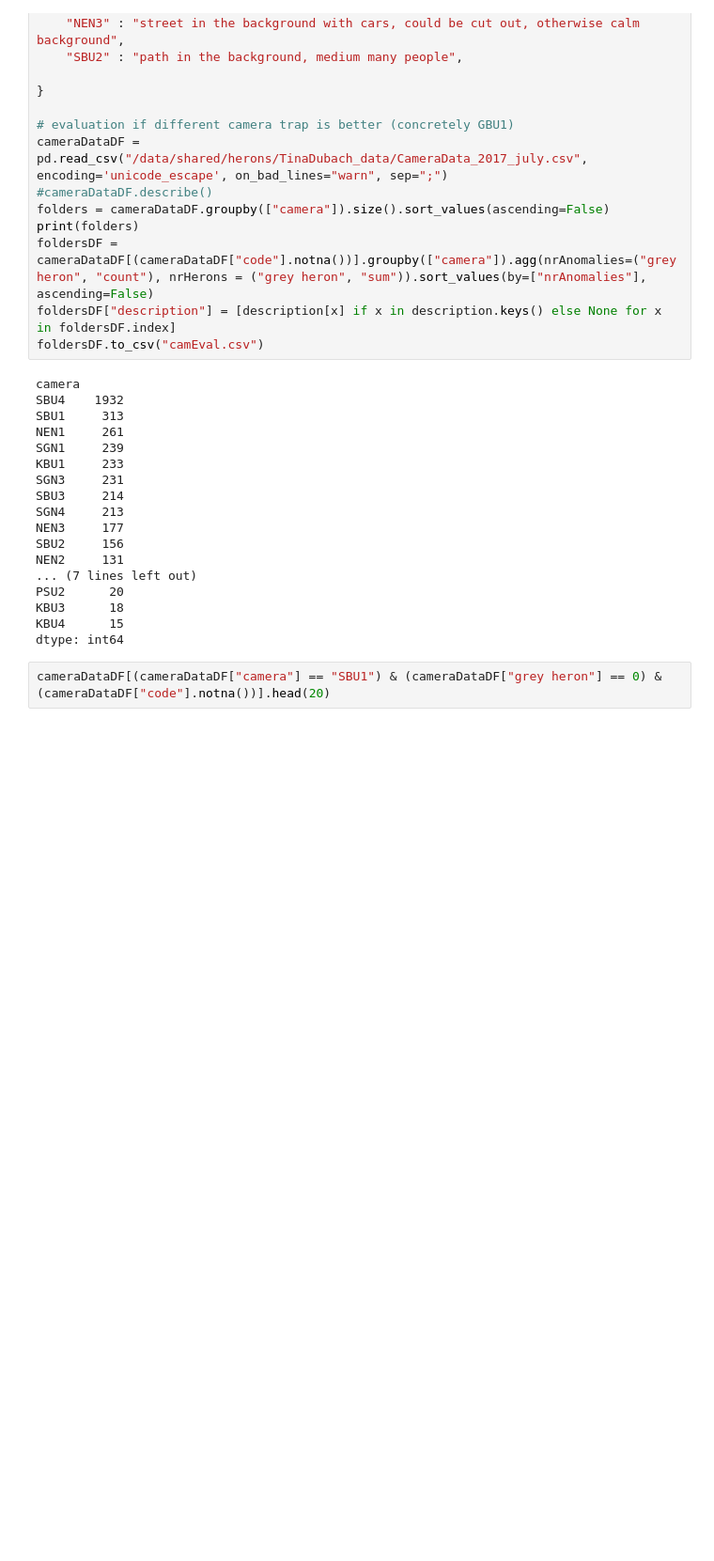
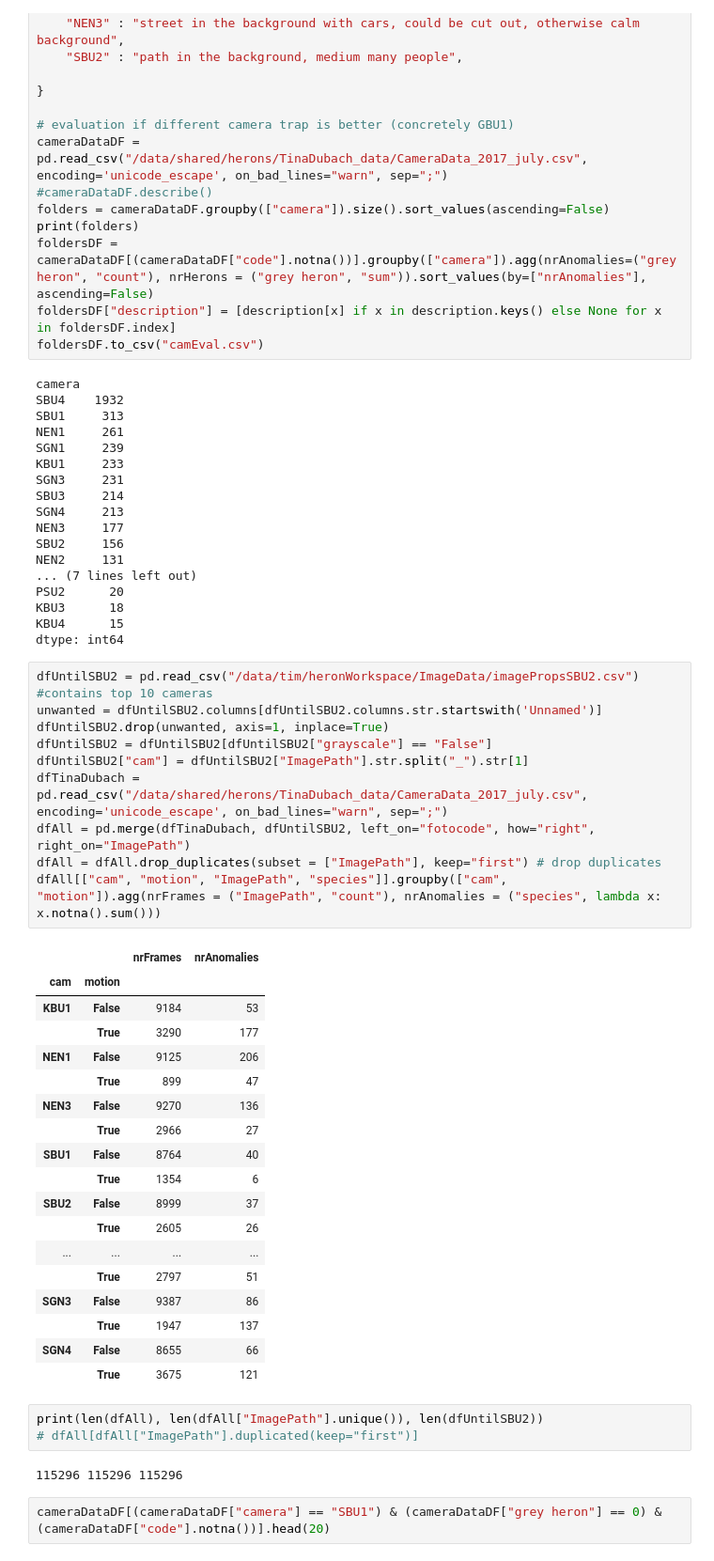
Before and after one commit to klusertim/heronWorkspace, a Jupyter notebook: playAround.ipynb, the cells around one changed output. Shown at 94% size. Saved outputs shown, nothing was run; the diff lists cells and outputs as text; blank space fills up the shorter version.

Commit message:
new data validation

```diff
--- a/playAround.ipynb
+++ b/playAround.ipynb
@@ -315,6 +311,40 @@ PSU2      20
 KBU3      18
 KBU4      15
 dtype: int64
+# %%
+dfUntilSBU2 = pd.read_csv("/data/tim/heronWorkspace/ImageData/imagePropsSBU2.csv") #contains top 10 cameras
+unwanted = dfUntilSBU2.columns[dfUntilSBU2.columns.str.startswith('Unnamed')]
+dfUntilSBU2.drop(unwanted, axis=1, inplace=True)
+dfUntilSBU2 = dfUntilSBU2[dfUntilSBU2["grayscale"] == "False"]
+dfUntilSBU2["cam"] = dfUntilSBU2["ImagePath"].str.split("_").str[1]
+dfTinaDubach = pd.read_csv("/data/shared/herons/TinaDubach_data/CameraData_2017_july.csv", encoding='unicode_escape', on_bad_lines="warn", sep=";")
+dfAll = pd.merge(dfTinaDubach, dfUntilSBU2, left_on="fotocode", how="right", right_on="ImagePath")
+dfAll = dfAll.drop_duplicates(subset = ["ImagePath"], keep="first") # drop duplicates
+dfAll[["cam", "motion", "ImagePath", "species"]].groupby(["cam", "motion"]).agg(nrFrames = ("ImagePath", "count"), nrAnomalies = ("species", lambda x: x.notna().sum()))
+# %% [output]
+|  |  | nrFrames | nrAnomalies |
+| cam | motion |  |  |
+| KBU1 | False | 9184 | 53 |
+|  | True | 3290 | 177 |
+| NEN1 | False | 9125 | 206 |
+|  | True | 899 | 47 |
+| NEN3 | False | 9270 | 136 |
+|  | True | 2966 | 27 |
+| SBU1 | False | 8764 | 40 |
+|  | True | 1354 | 6 |
+| SBU2 | False | 8999 | 37 |
+|  | True | 2605 | 26 |
+| ... | ... | ... | ... |
+|  | True | 2797 | 51 |
+| SGN3 | False | 9387 | 86 |
+|  | True | 1947 | 137 |
+| SGN4 | False | 8655 | 66 |
+|  | True | 3675 | 121 |
+# %%
+print(len(dfAll), len(dfAll["ImagePath"].unique()), len(dfUntilSBU2))
+# dfAll[dfAll["ImagePath"].duplicated(keep="first")]
+# %% [output]
+115296 115296 115296
 # %%
 cameraDataDF[(cameraDataDF["camera"] == "SBU1") & (cameraDataDF["grey heron"] == 0) & (cameraDataDF["code"].notna())].head(20)
 # %% [output]
```
Also changed, not shown: parts of 25 cells of this notebook, 7 other files.
